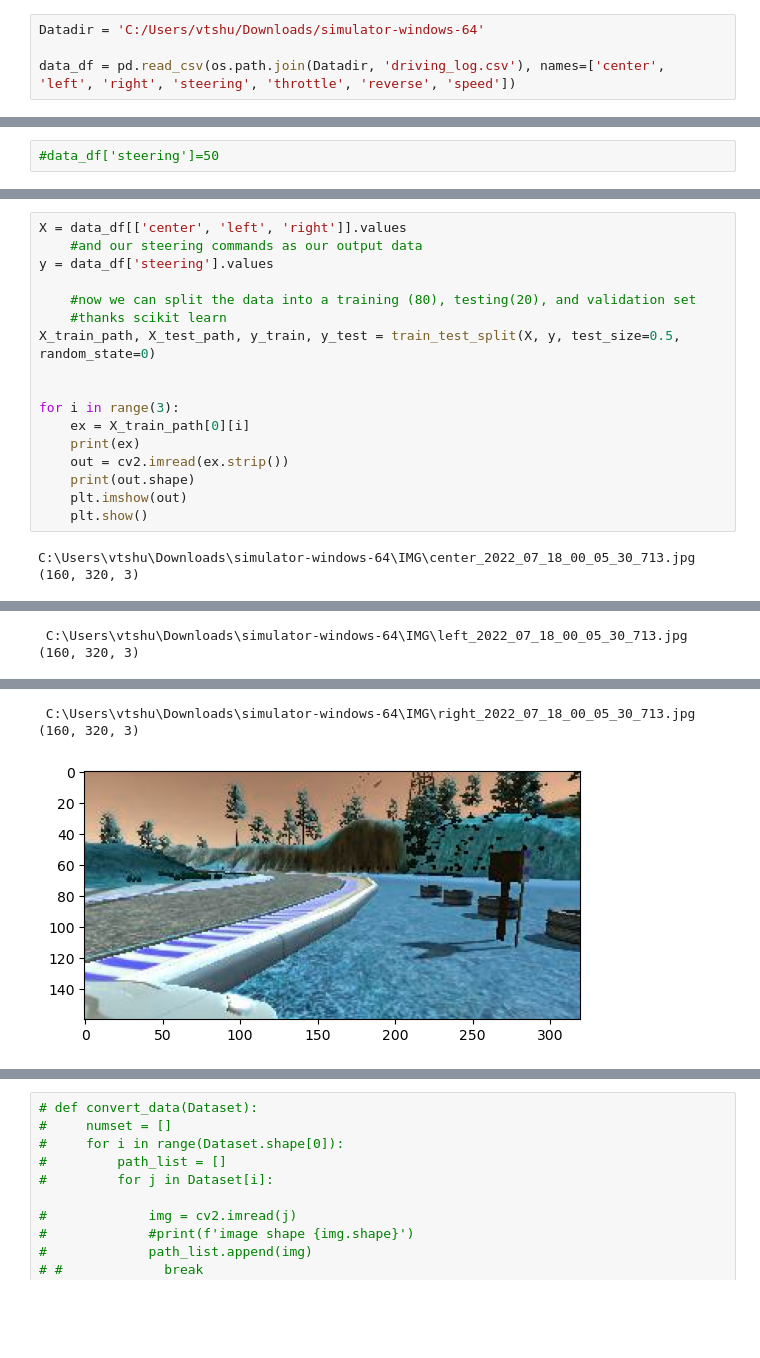
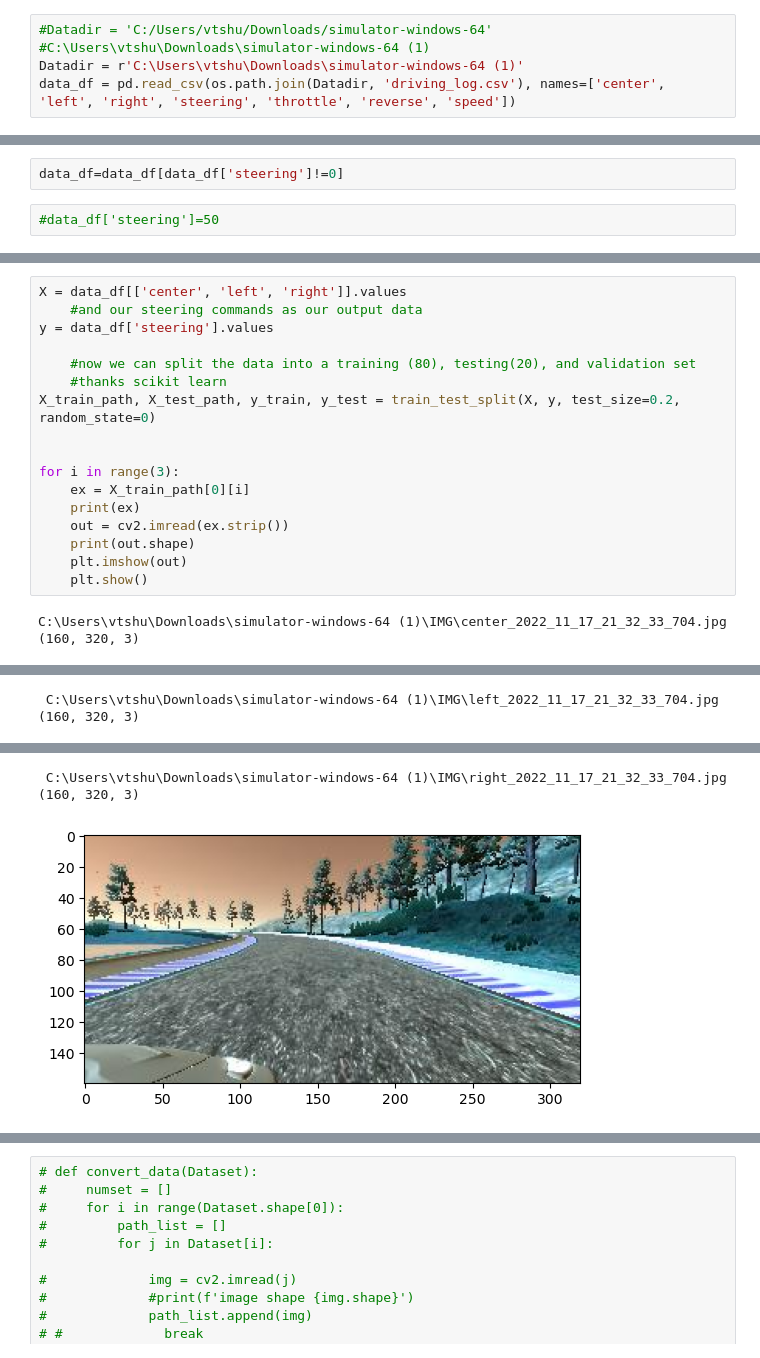
Before and after one commit to shubhomvt/Autocar, a Jupyter notebook: exp.ipynb, the cells around one changed output, grey strips where cells are left out. Drawn from its saved outputs; the diff is of its cells as text; blank space fills up the shorter version.

```diff
--- a/exp.ipynb
+++ b/exp.ipynb
@@ -13,8 +13,9 @@ import matplotlib.pyplot as plt
 import argparse
 import os
 # %%
-Datadir = 'C:/Users/vtshu/Downloads/simulator-windows-64'
-
+#Datadir = 'C:/Users/vtshu/Downloads/simulator-windows-64'
+#C:\Users\vtshu\Downloads\simulator-windows-64 (1)
+Datadir = r'C:\Users\vtshu\Downloads\simulator-windows-64 (1)'
 data_df = pd.read_csv(os.path.join(Datadir, 'driving_log.csv'), names=['center', 'left', 'right', 'steering', 'throttle', 'reverse', 'speed'])
 # %%
 data_df
@@ -35,3 +39,5 @@ data_df
+# %%
+data_df=data_df[data_df['steering']!=0]
 # %%
 #data_df['steering']=50
 # %%
@@ -57,7 +49,7 @@ y = data_df['steering'].values
 
     #now we can split the data into a training (80), testing(20), and validation set
     #thanks scikit learn
-X_train_path, X_test_path, y_train, y_test = train_test_split(X, y, test_size=0.5, random_state=0)
+X_train_path, X_test_path, y_train, y_test = train_test_split(X, y, test_size=0.2, random_state=0)
 
 
 for i in range(3):
@@ -68,5 +60,5 @@ for i in range(3):
     plt.imshow(out)
     plt.show()
 # %% [output]
-C:\Users\vtshu\Downloads\simulator-windows-64\IMG\center_2022_07_18_00_05_30_713.jpg
+C:\Users\vtshu\Downloads\simulator-windows-64 (1)\IMG\center_2022_11_17_21_32_33_704.jpg
 (160, 320, 3)
@@ -74,2 +66,2 @@ C:\Users\vtshu\Downloads\simulator-windows-64\IMG\center_2022_07_18_00_05_30_713
- C:\Users\vtshu\Downloads\simulator-windows-64\IMG\left_2022_07_18_00_05_30_713.jpg
+ C:\Users\vtshu\Downloads\simulator-windows-64 (1)\IMG\left_2022_11_17_21_32_33_704.jpg
 (160, 320, 3)
@@ -77,6 +69,6 @@ C:\Users\vtshu\Downloads\simulator-windows-64\IMG\center_2022_07_18_00_05_30_713
- C:\Users\vtshu\Downloads\simulator-windows-64\IMG\right_2022_07_18_00_05_30_713.jpg
+ C:\Users\vtshu\Downloads\simulator-windows-64 (1)\IMG\right_2022_11_17_21_32_33_704.jpg
 (160, 320, 3)
-[figure, old version]
+[figure, new version]
 # %%
 y_train
 # %% [output]
```
Also changed, not shown: parts of 24 cells of this notebook.
